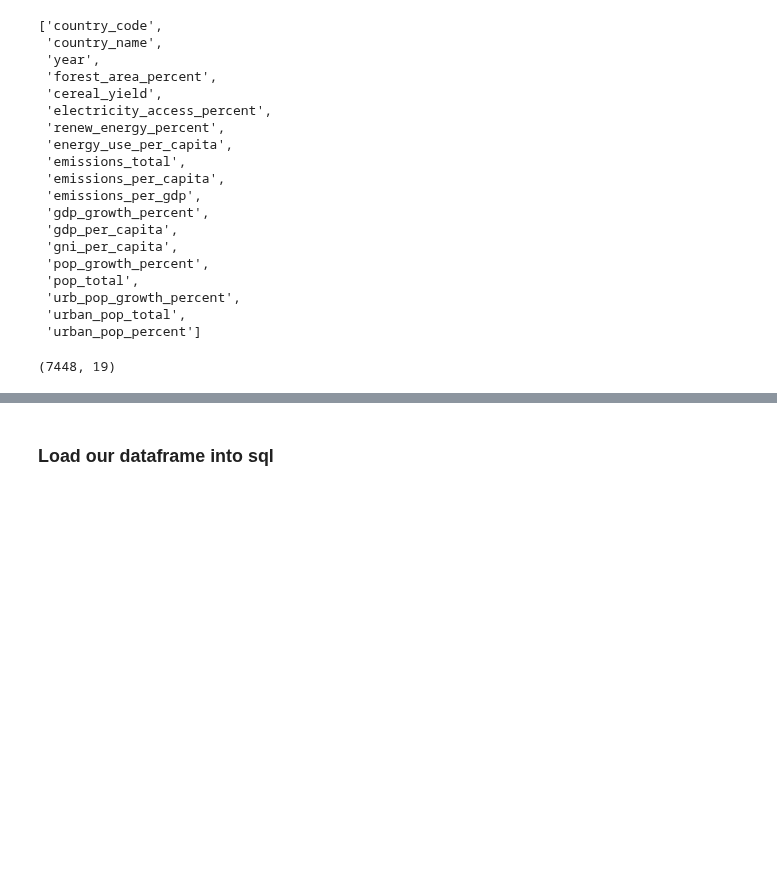
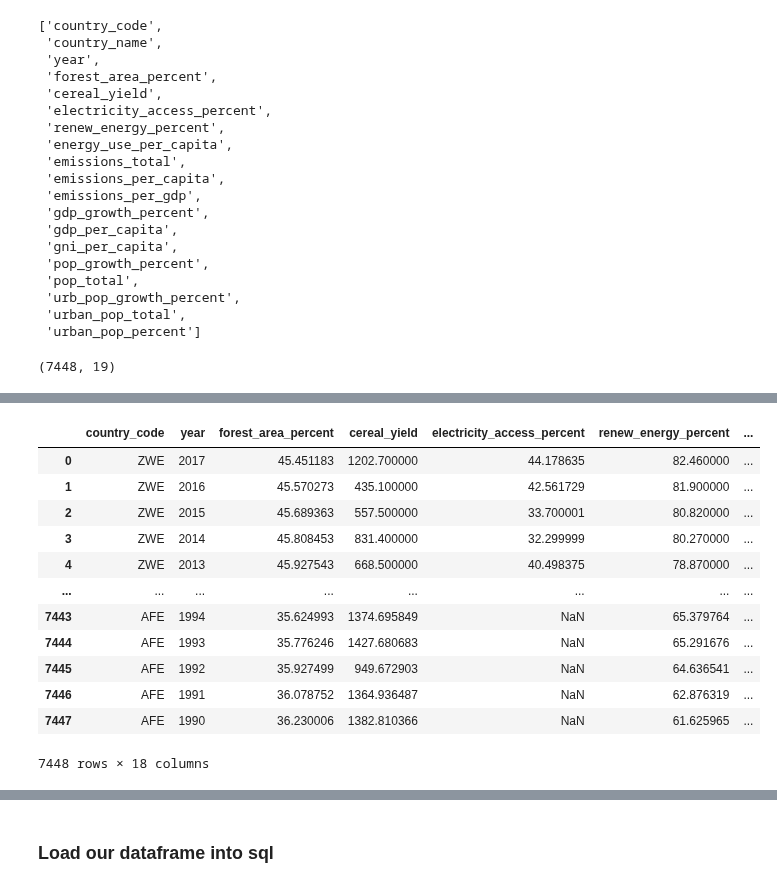
Before and after one commit to sahithig1/capstone_greenhouse_emissions, a Jupyter notebook: Notebook/api_data_clean.ipynb, the cells around one changed output, grey strips where cells are left out. Saved outputs shown, nothing was run; the diff lists cells and outputs as text; code cells hidden in the pictures; blank space fills up the shorter version.

```diff
--- a/Notebook/api_data_clean.ipynb
+++ b/Notebook/api_data_clean.ipynb
@@ -184,3 +204,20 @@ emissions_df.shape
+# %%
+emissions_df.drop(columns = ['country_name'], axis = 1, inplace = True)
+emissions_df
+# %% [output]
+|  | country_code | year | forest_area_percent | cereal_yield | electricity_access_percent | renew_energy_percent | ... |
+| 0 | ZWE | 2017 | 45.451183 | 1202.700000 | 44.178635 | 82.460000 | ... |
+| 1 | ZWE | 2016 | 45.570273 | 435.100000 | 42.561729 | 81.900000 | ... |
+| 2 | ZWE | 2015 | 45.689363 | 557.500000 | 33.700001 | 80.820000 | ... |
+| 3 | ZWE | 2014 | 45.808453 | 831.400000 | 32.299999 | 80.270000 | ... |
+| 4 | ZWE | 2013 | 45.927543 | 668.500000 | 40.498375 | 78.870000 | ... |
+| ... | ... | ... | ... | ... | ... | ... | ... |
+| 7443 | AFE | 1994 | 35.624993 | 1374.695849 | NaN | 65.379764 | ... |
+| 7444 | AFE | 1993 | 35.776246 | 1427.680683 | NaN | 65.291676 | ... |
+| 7445 | AFE | 1992 | 35.927499 | 949.672903 | NaN | 64.636541 | ... |
+| 7446 | AFE | 1991 | 36.078752 | 1364.936487 | NaN | 62.876319 | ... |
+| 7447 | AFE | 1990 | 36.230006 | 1382.810366 | NaN | 61.625965 | ... |
+7448 rows × 18 columns
 # %%
 #Drop all rows with nan values
 emissions_df = emissions_df.dropna()
```
Also changed, not shown: parts of 8 cells of this notebook.
